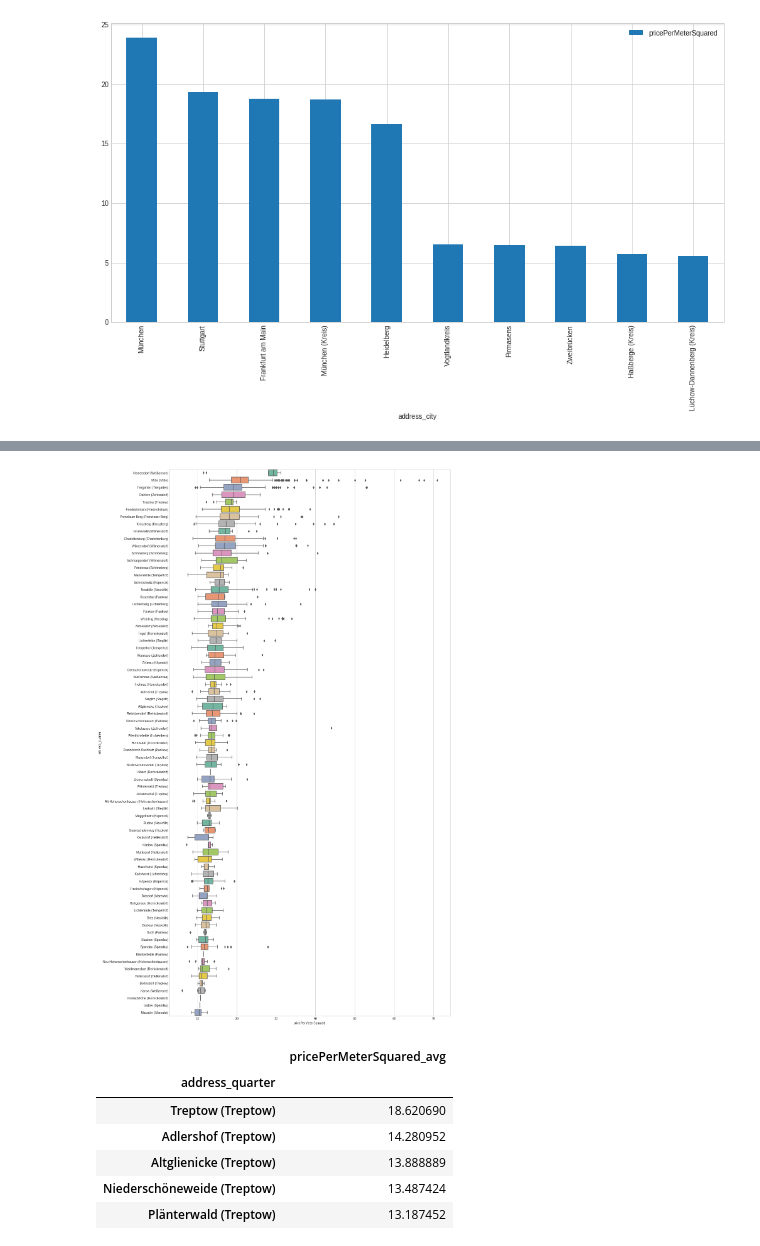
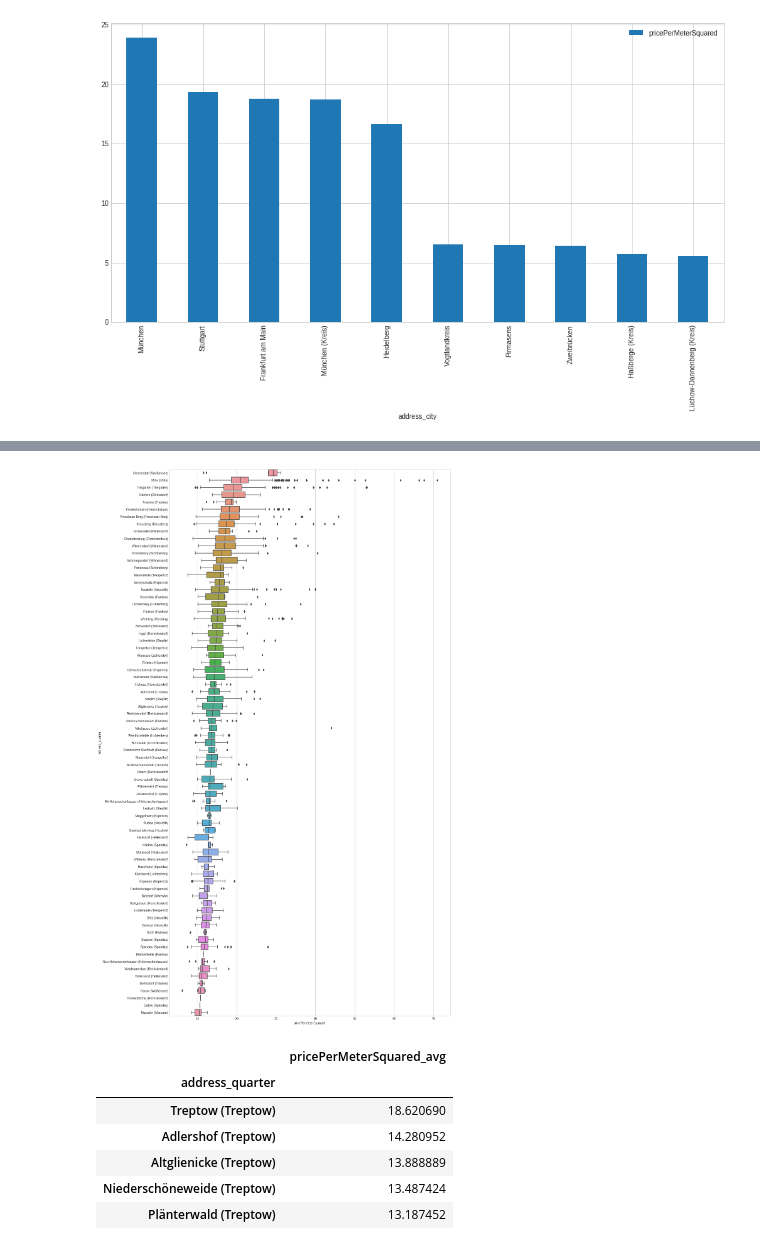
Before and after one commit to shimshir/ds, a Jupyter notebook: is24/is24analisis.ipynb, the cells around one changed output, grey strips where cells are left out. Saved outputs shown, nothing was run; the diff lists cells and outputs as text; code cells hidden in the pictures.

```diff
--- a/is24/is24analisis.ipynb
+++ b/is24/is24analisis.ipynb
@@ -67,14 +67,13 @@ avg_berlin_5_5 = avg_berlin_df[:5].append(avg_berlin_df[-5:])
 # %%
 berlin_5_5 = berlin_df.join(avg_berlin_5_5, on='address_quarter', how='inner')
 plt.figure(figsize=(16, 32))
 sns_plot = sns.boxplot(x='pricePerMeterSquared',
                        y='address_quarter',
                        data=berlin_df[berlin_df.pricePerMeterSquared < 100],
-                       palette="Set2",
                        order=avg_berlin_df.index,
                        orient='h');
 # %% [output]
-[figure, old version]
+[figure, new version]
 # %%
 #sns_plot.get_figure().savefig("address_querter_boxplot.png", pad_inches=0.5, bbox_inches='tight')
 # %%
```
